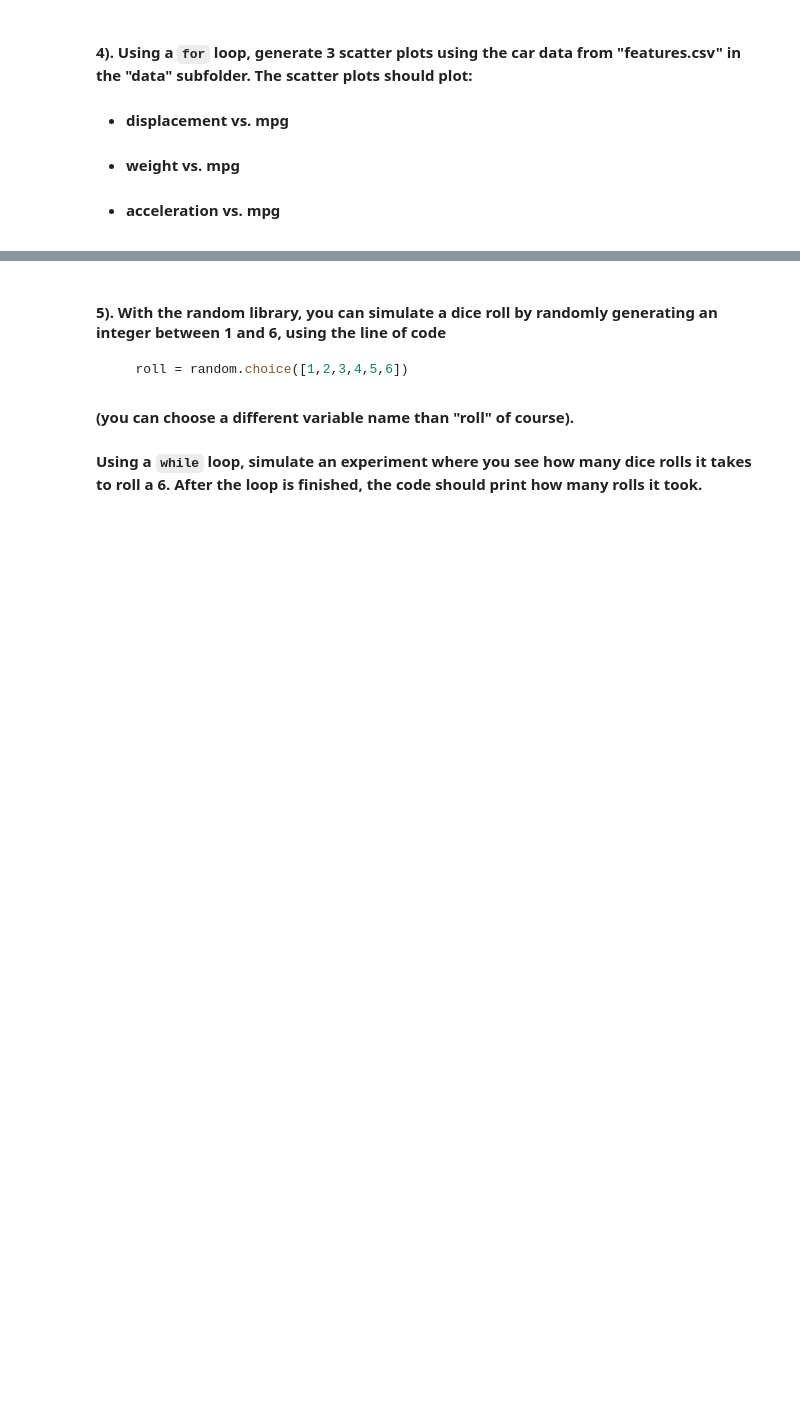
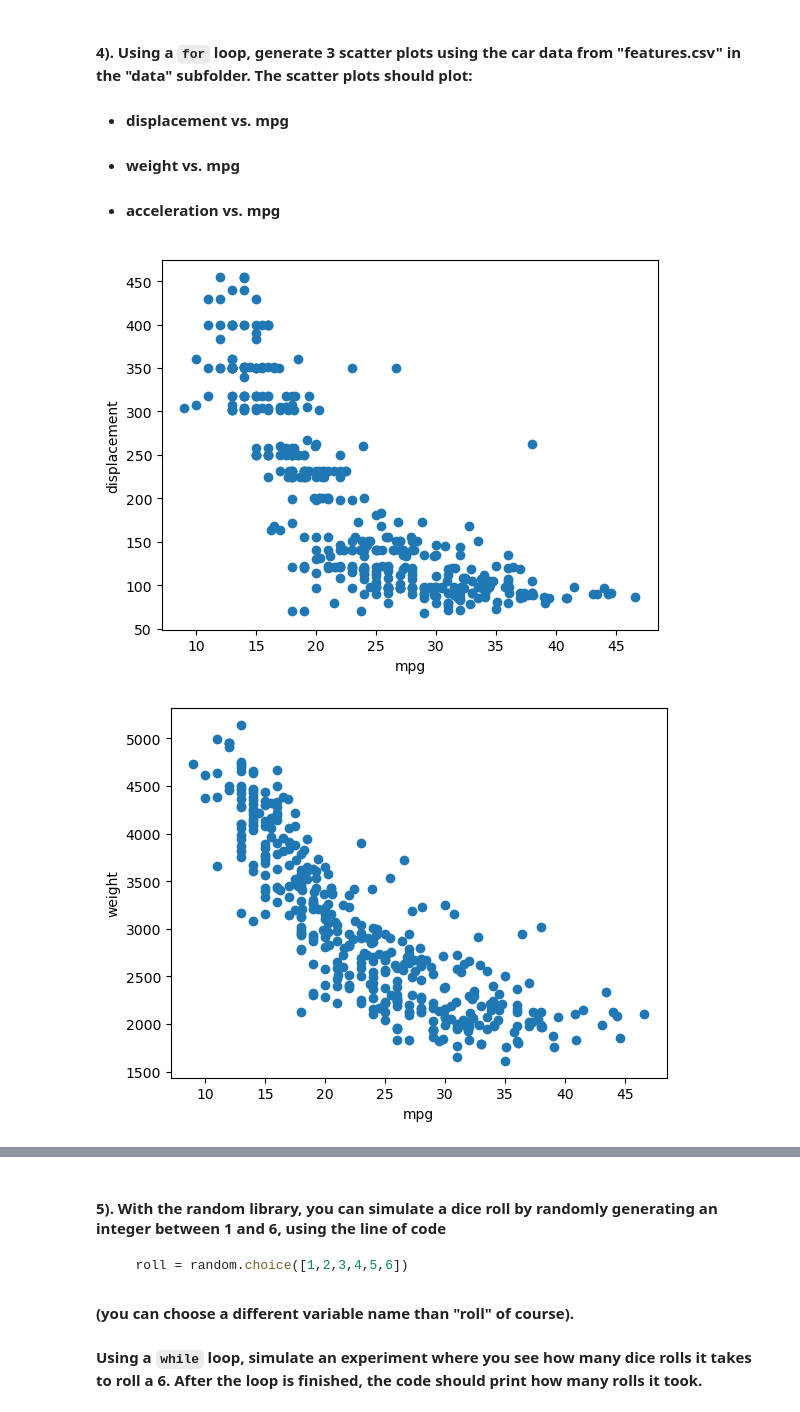
Before and after one commit to chadhimes/datasci151spring2026, a Jupyter notebook: lecture_08/lecture_08 copy.ipynb, the cells around one changed output, grey strips where cells are left out. Cells and saved outputs as stored; diff of their text form; code cells hidden in the pictures; blank space fills up the shorter version.

```diff
--- a/lecture_08/lecture_08 copy.ipynb
+++ b/lecture_08/lecture_08 copy.ipynb
@@ -586,4 +606,15 @@ n = 31 # run this cell with other positive integers (start smaller to check your
 # %%
 carfeatures = pd.read_csv("data/features.csv")
 
 # your code below
+
+list_features = ["displacement", "weight", "acceleration"]
+
+for feature in list_features:
+    plt.scatter(carfeatures["mpg"], carfeatures[feature])
+    plt.xlabel("mpg")
+    plt.ylabel(feature)
+    plt.show()
+# %% [output]
+[figure, added]
+[figure, added]
```
Also changed, not shown: parts of 4 cells of this notebook.
